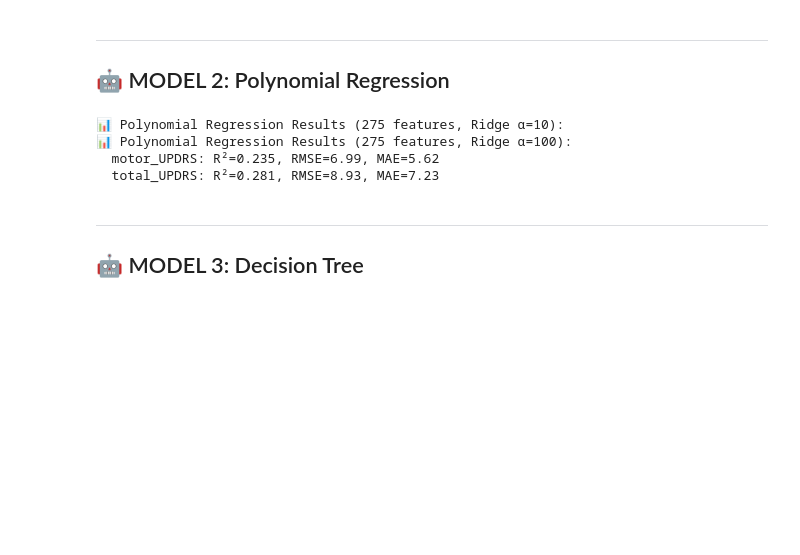
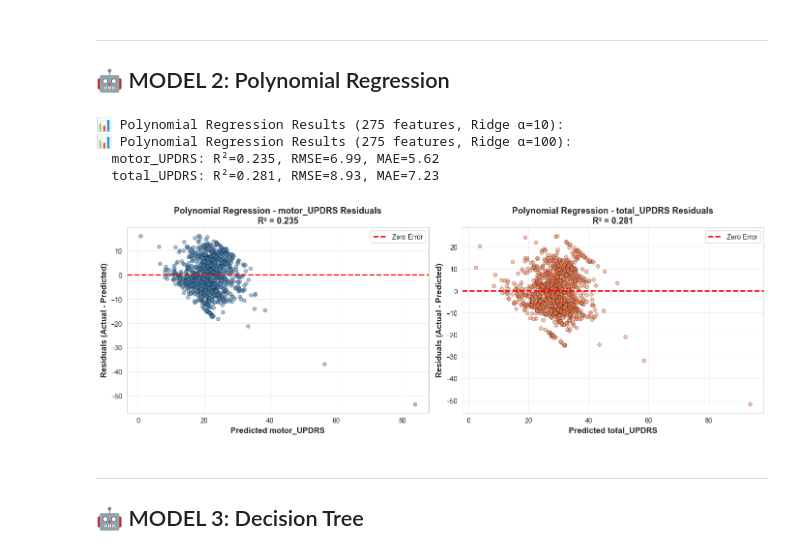
Before and after one commit to EchoRover/aiproject, a Jupyter notebook: notebooks/parkinsons/03_parkinsons_regression.ipynb, the cells around one changed output. Drawn from its saved outputs; the diff is of its cells as text; code cells hidden in the pictures; blank space fills up the shorter version.

```diff
--- a/notebooks/parkinsons/03_parkinsons_regression.ipynb
+++ b/notebooks/parkinsons/03_parkinsons_regression.ipynb
@@ -181,6 +221,37 @@ print(f"  total_UPDRS: R²={results_poly['total_R2']:.3f}, RMSE={results_poly['t
 📊 Polynomial Regression Results (275 features, Ridge α=100):
   motor_UPDRS: R²=0.235, RMSE=6.99, MAE=5.62
   total_UPDRS: R²=0.281, RMSE=8.93, MAE=7.23
+# %%
+# Visualization: Polynomial Regression Residual Plot
+fig, axes = plt.subplots(1, 2, figsize=(14, 5))
+
+# motor_UPDRS residuals
+residuals_motor = y_test_motor - pred_motor
+axes[0].scatter(pred_motor, residuals_motor, alpha=0.5, s=30, color='steelblue', edgecolors='black', linewidth=0.5)
+axes[0].axhline(y=0, color='r', linestyle='--', lw=2, label='Zero Error')
+axes[0].set_xlabel('Predicted motor_UPDRS', fontsize=12, fontweight='bold')
+axes[0].set_ylabel('Residuals (Actual - Predicted)', fontsize=12, fontweight='bold')
+axes[0].set_title(f'Polynomial Regression - motor_UPDRS Residuals\nR² = {results_poly["motor_R2"]:.3f}',
+                  fontsize=13, fontweight='bold')
+axes[0].legend()
+axes[0].grid(alpha=0.3)
+
+# total_UPDRS residuals
+residuals_total = y_test_total - pred_total
+axes[1].scatter(pred_total, residuals_total, alpha=0.5, s=30, color='coral', edgecolors='black', linewidth=0.5)
+axes[1].axhline(y=0, color='r', linestyle='--', lw=2, label='Zero Error')
+axes[1].set_xlabel('Predicted total_UPDRS', fontsize=12, fontweight='bold')
+axes[1].set_ylabel('Residuals (Actual - Predicted)', fontsize=12, fontweight='bold')
+axes[1].set_title(f'Polynomial Regression - total_UPDRS Residuals\nR² = {results_poly["total_R2"]:.3f}',
+                  fontsize=13, fontweight='bold')
+axes[1].legend()
+axes[1].grid(alpha=0.3)
+
+plt.tight_layout()
+plt.savefig('../../submission/figures/polynomial_residuals.png', dpi=300, bbox_inches='tight')
+plt.show()
+# %% [output]
+[figure, added]
 # %% [markdown]
 ---
 ## 🤖 MODEL 3: Decision Tree
```
Also changed, not shown: parts of 12 cells of this notebook, 15 other files.
